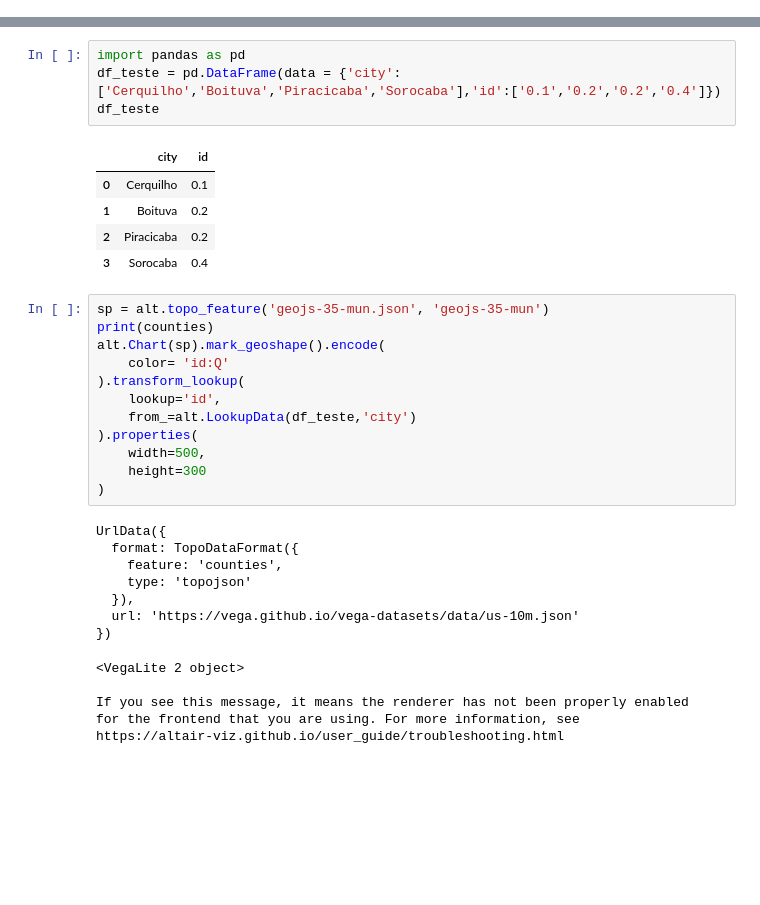
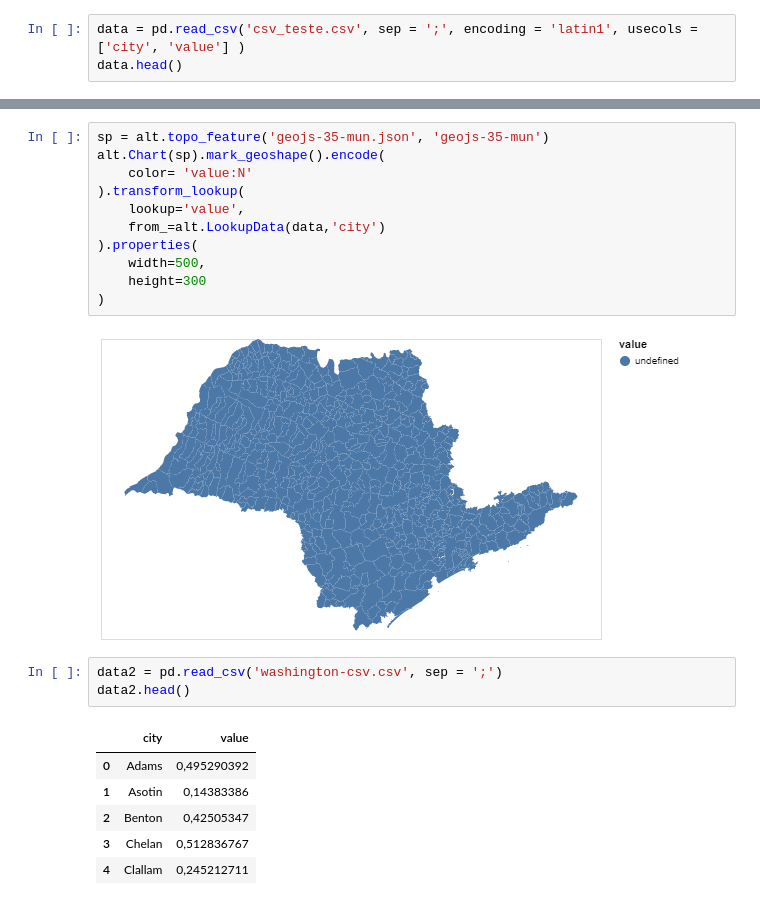
Before and after one commit to GiovaniValdrighi/DataScience_IC, a Jupyter notebook: MapPlot.ipynb, the cells around one changed output, grey strips where cells are left out. Drawn from its saved outputs; the diff is of its cells as text; blank space fills up the shorter version.

Commit message:
testes de plot com topojson de washington

```diff
--- a/MapPlot.ipynb
+++ b/MapPlot.ipynb
@@ -2,0 +4,3 @@ import altair as alt
+# %%
+data = pd.read_csv('csv_teste.csv', sep = ';', encoding = 'latin1', usecols = ['city', 'value'] )
+data.head()
@@ -19,36 +22,24 @@ UrlData({
 [figure]
-# %%
-import pandas as pd
-df_teste = pd.DataFrame(data = {'city':['Cerquilho','Boituva','Piracicaba','Sorocaba'],'id':['0.1','0.2','0.2','0.4']})
-df_teste
-# %% [output]
-|  | city | id |
-| 0 | Cerquilho | 0.1 |
-| 1 | Boituva | 0.2 |
-| 2 | Piracicaba | 0.2 |
-| 3 | Sorocaba | 0.4 |
 # %%
 sp = alt.topo_feature('geojs-35-mun.json', 'geojs-35-mun')
-print(counties)
 alt.Chart(sp).mark_geoshape().encode(
-    color= 'id:Q'
+    color= 'value:N'
 ).transform_lookup(
-    lookup='id',
-    from_=alt.LookupData(df_teste,'city')
+    lookup='value',
+    from_=alt.LookupData(data,'city')
 ).properties(
     width=500,
     height=300
 )
 # %% [output]
-UrlData({
-  format: TopoDataFormat({
-    feature: 'counties',
-    type: 'topojson'
-  }),
-  url: 'https://vega.github.io/vega-datasets/data/us-10m.json'
-})
-<VegaLite 2 object>
-
-If you see this message, it means the renderer has not been properly enabled
-for the frontend that you are using. For more information, see
-https://altair-viz.github.io/user_guide/troubleshooting.html
+[figure, added]
+# %%
+data2 = pd.read_csv('washington-csv.csv', sep = ';')
+data2.head()
+# %% [output]
+|  | city | value |
+| 0 | Adams | 0,495290392 |
+| 1 | Asotin | 0,14383386 |
+| 2 | Benton | 0,42505347 |
+| 3 | Chelan | 0,512836767 |
+| 4 | Clallam | 0,245212711 |
```
Also changed, not shown: parts of 16 cells of this notebook, 3 other files.
